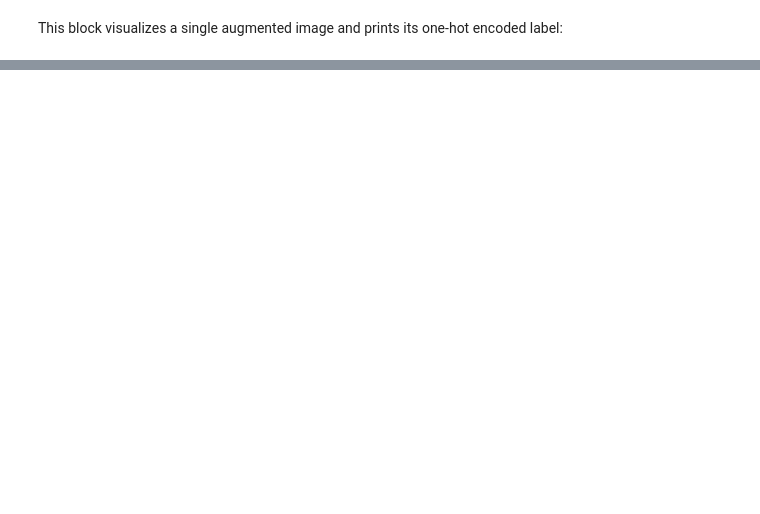
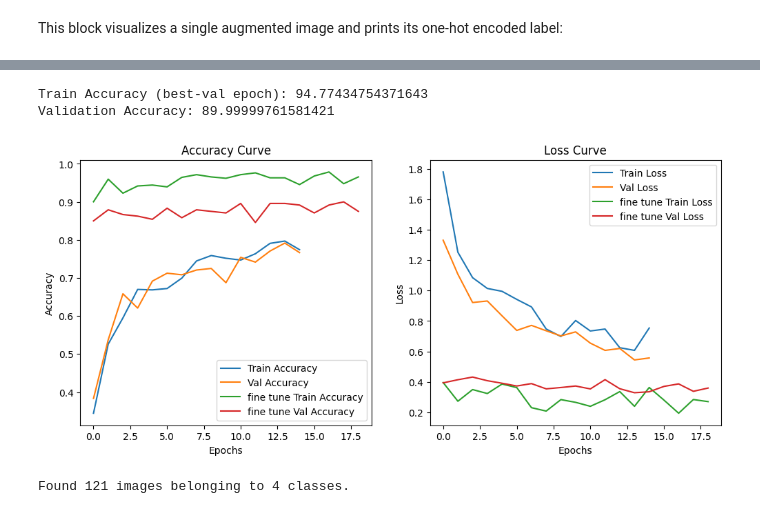
Before and after one commit to Springboard-Mentor-DermalScan/AI-DermalScan_Batch9, a Jupyter notebook: notebooks/jupy.ipynb, the cells around one changed output, grey strips where cells are left out. Saved outputs shown, nothing was run; the diff lists cells and outputs as text; code cells hidden in the pictures; blank space fills up the shorter version.

Commit message:
Model training

```diff
--- a/notebooks/jupy.ipynb
+++ b/notebooks/jupy.ipynb
@@ -171,0 +587,3 @@ One Hot Encoding of this image :- [0. 0. 1. 0.]
+# %%
+stepsperepoch = math.ceil(trainflow.samples / trainflow.batch_size)
+validationsteps = math.ceil(valflow.samples / valflow.batch_size)
@@ -171,0 +645,17 @@ One Hot Encoding of this image :- [0. 0. 1. 0.]
+# %%
+checkpointpath = "../models/resnet_best_model.h5"
+chkp = callbacks.ModelCheckpoint(checkpointpath, monitor='val_accuracy', save_best_only=True, mode='max', verbose=1)
+early = callbacks.EarlyStopping(monitor='val_loss', patience=5, restore_best_weights=True, verbose=1)
+reduce = callbacks.ReduceLROnPlateau(monitor='val_loss', factor=0.5, patience=3, min_lr=1e-7, verbose=1)
+# %%
+historyphase1 = model.fit(
+    mixedtraingen,
+    steps_per_epoch=stepsperepoch,
+    validation_data=valflow,
+    validation_steps=validationsteps,
+    epochs=15,
+    callbacks=[chkp, early, reduce],
+    verbose=1
+)
+
+print("Phase-1 done")
@@ -171,0 +877,52 @@ One Hot Encoding of this image :- [0. 0. 1. 0.]
+# %%
+bestepoch = np.argmax(history_ft.history['val_accuracy'])
+
+trainacc = history_ft.history['accuracy'][bestepoch]
+valacc = history_ft.history['val_accuracy'][bestepoch]
+
+print("Train Accuracy (best-val epoch):", trainacc * 100)
+print("Validation Accuracy:", valacc * 100)
+# %% [output]
+Train Accuracy (best-val epoch): 94.77434754371643
+Validation Accuracy: 89.99999761581421
+# %%
+plt.figure(figsize=(12,5))
+
+plt.subplot(1,2,1)
+plt.plot(historyphase1.history["accuracy"], label="Train Accuracy")
+plt.plot(historyphase1.history["val_accuracy"], label="Val Accuracy")
+plt.plot(history_ft.history["accuracy"], label="fine tune Train Accuracy")
+plt.plot(history_ft.history["val_accuracy"], label="fine tune Val Accuracy")
+plt.title("Accuracy Curve")
+plt.xlabel("Epochs")
+plt.ylabel("Accuracy")
+plt.legend()
+
+
+plt.subplot(1,2,2)
+plt.plot(historyphase1.history["loss"], label="Train Loss")
+plt.plot(historyphase1.history["val_loss"], label="Val Loss")
+plt.plot(history_ft.history["loss"], label="fine tune Train Loss")
+plt.plot(history_ft.history["val_loss"], label="fine tune Val Loss")
+plt.title("Loss Curve")
+plt.xlabel("Epochs")
+plt.ylabel("Loss")
+plt.legend()
+
+plt.show()
+# %% [output]
+[figure, added]
+# %%
+testgenerator = ImageDataGenerator(
+    preprocessing_function=resnet_preprocess
+)
+
+testflow = testgenerator.flow_from_directory(
+    testpath,
+    target_size=(224,224),
+    batch_size=16,
+    class_mode="categorical",
+    shuffle=False
+)
+# %% [output]
+Found 121 images belonging to 4 classes.
```
Also changed, not shown: parts of 50 cells of this notebook, 2 other files.
